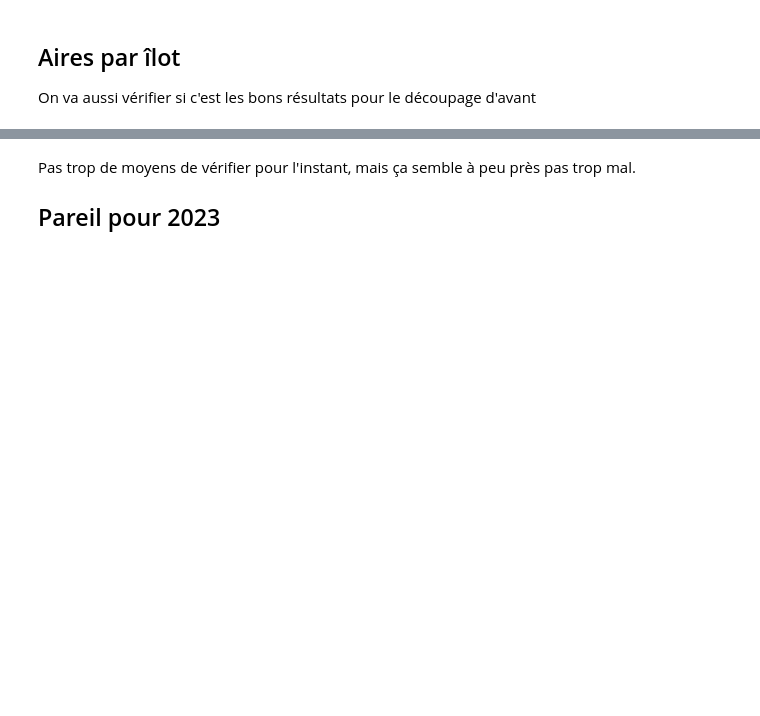
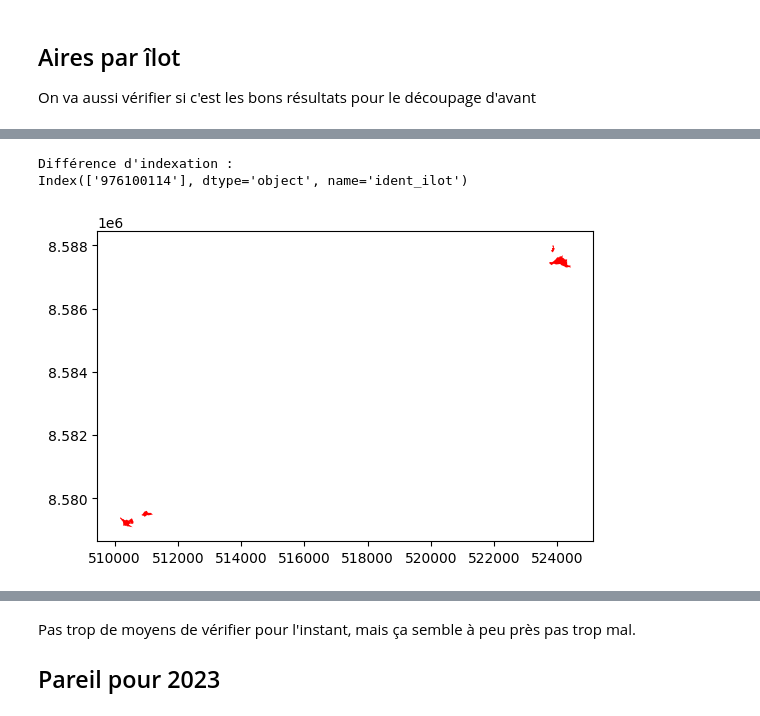
Before and after one commit to InseeFrLab/satellite-images-inference, a Jupyter notebook: analyse_pred.ipynb, the cells around one changed output, grey strips where cells are left out. Saved outputs shown, nothing was run; the diff lists cells and outputs as text; code cells hidden in the pictures; blank space fills up the shorter version.

Commit message:
test code + tests aire

```diff
--- a/analyse_pred.ipynb
+++ b/analyse_pred.ipynb
@@ -303,0 +350,44 @@ print(valeurs_extremes(ilotsaire, 15, 'aire_construite2020', 'top'))
+# %%
+diff_index = aireParIlot20.index.symmetric_difference(aireParIlot23.index)
+print(diff_index)
+# %% [output]
+Différence d'indexation :
+Index(['976100114'], dtype='object', name='ident_ilot')
+# %%
+# code_ilot1 = "976100114" # a disparu en 2023 parce que complètement nettoyé donc ok
+code_ilot1 = "976160106"
+# code_ilot1 = "976080222"
+code1 = "976160119"
+code2 = "976110322"
+code3 = "976110336"
+code5 = "976160107"
+
+ilots1 = ilotsMayotte.loc[ilotsMayotte.ident_ilot == code_ilot1]
+ilots2 = ilotsMayotte.loc[ilotsMayotte.ident_ilot == code1]
+ilots3 = ilotsMayotte.loc[ilotsMayotte.ident_ilot == code2]
+ilots4 = ilotsMayotte.loc[ilotsMayotte.ident_ilot == code3]
+ilots5 = ilotsMayotte.loc[ilotsMayotte.ident_ilot == code5]
+
+
+# Create a figure and axes object
+fig, ax = plt.subplots()
+
+# Plot the second GeoDataFrame in green
+ilots1.plot(ax=ax, color='red', alpha=1)
+
+# Plot the second GeoDataFrame in green
+ilots2.plot(ax=ax, color='red', alpha=1)
+# Plot the second GeoDataFrame in green
+ilots3.plot(ax=ax, color='red', alpha=1)
+# Plot the second GeoDataFrame in green
+ilots4.plot(ax=ax, color='red', alpha=1)
+# Plot the second GeoDataFrame in green
+ilots5.plot(ax=ax, color='red', alpha=1)
+
+# Plot the second GeoDataFrame in green
+#ilotsMayotte.plot(ax=ax, color='green', alpha=0.1)
+
+# Show the plot
+plt.show()
+# %% [output]
+[figure, added]
```
Also changed, not shown: parts of 45 cells of this notebook.
